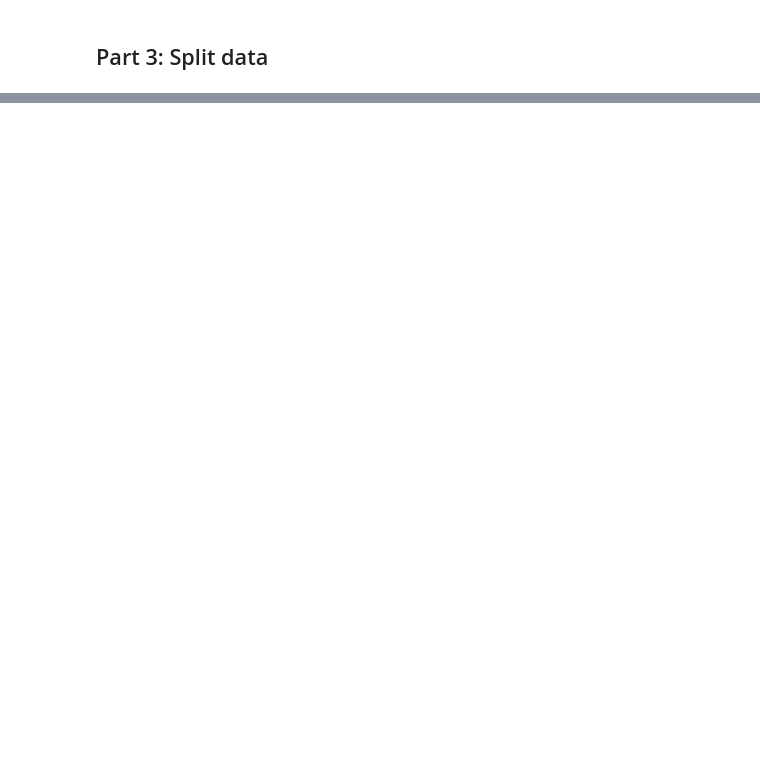
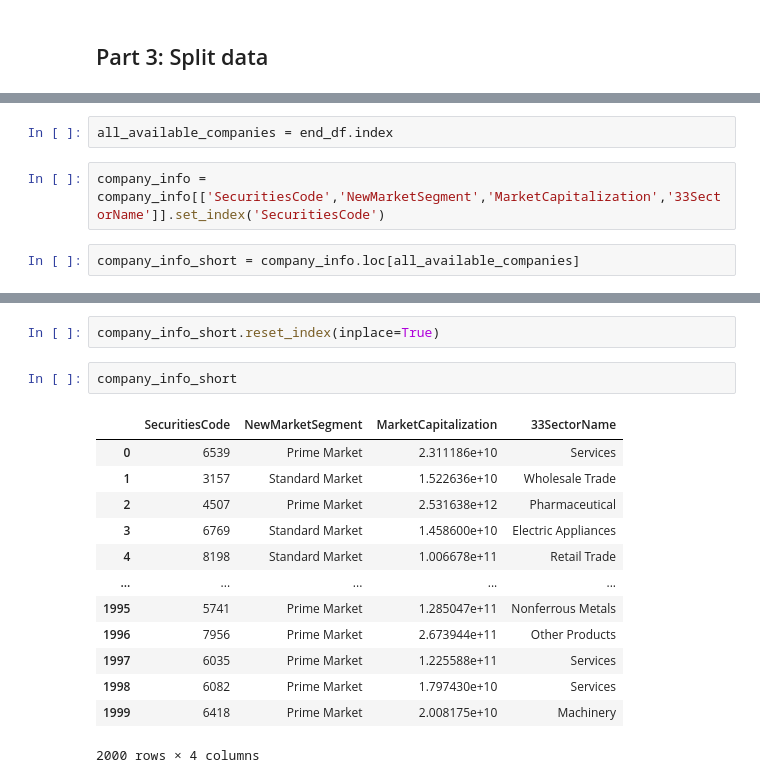
Before and after one commit to JingweiZhang2017/JPX_Tokyo_Stock_Exchange_Prediction, a Jupyter notebook: exploration/stas.ipynb, the cells around one changed output, grey strips where cells are left out. Drawn from its saved outputs; the diff is of its cells as text; blank space fills up the shorter version.

```diff
--- a/exploration/stas.ipynb
+++ b/exploration/stas.ipynb
@@ -40,0 +157,6 @@ stock_prices
+# %%
+all_available_companies = end_df.index
+# %%
+company_info = company_info[['SecuritiesCode','NewMarketSegment','MarketCapitalization','33SectorName']].set_index('SecuritiesCode')
+# %%
+company_info_short = company_info.loc[all_available_companies]
@@ -40,0 +180,18 @@ stock_prices
+# %%
+company_info_short.reset_index(inplace=True)
+# %%
+company_info_short
+# %% [output]
+|  | SecuritiesCode | NewMarketSegment | MarketCapitalization | 33SectorName |
+| 0 | 6539 | Prime Market | 2.311186e+10 | Services |
+| 1 | 3157 | Standard Market | 1.522636e+10 | Wholesale Trade |
+| 2 | 4507 | Prime Market | 2.531638e+12 | Pharmaceutical |
+| 3 | 6769 | Standard Market | 1.458600e+10 | Electric Appliances |
+| 4 | 8198 | Standard Market | 1.006678e+11 | Retail Trade |
+| ... | ... | ... | ... | ... |
+| 1995 | 5741 | Prime Market | 1.285047e+11 | Nonferrous Metals |
+| 1996 | 7956 | Prime Market | 2.673944e+11 | Other Products |
+| 1997 | 6035 | Prime Market | 1.225588e+11 | Services |
+| 1998 | 6082 | Prime Market | 1.797430e+10 | Services |
+| 1999 | 6418 | Prime Market | 2.008175e+10 | Machinery |
+2000 rows × 4 columns
```
Also changed, not shown: parts of 27 cells of this notebook.
